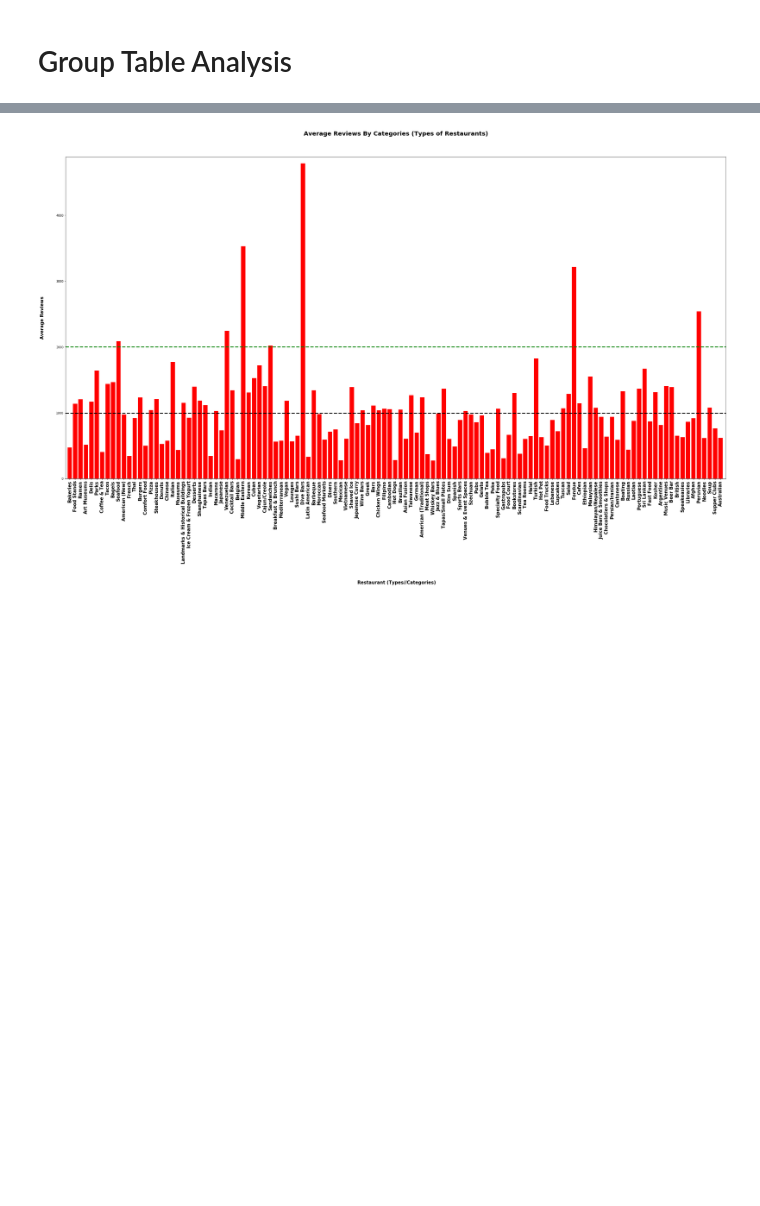
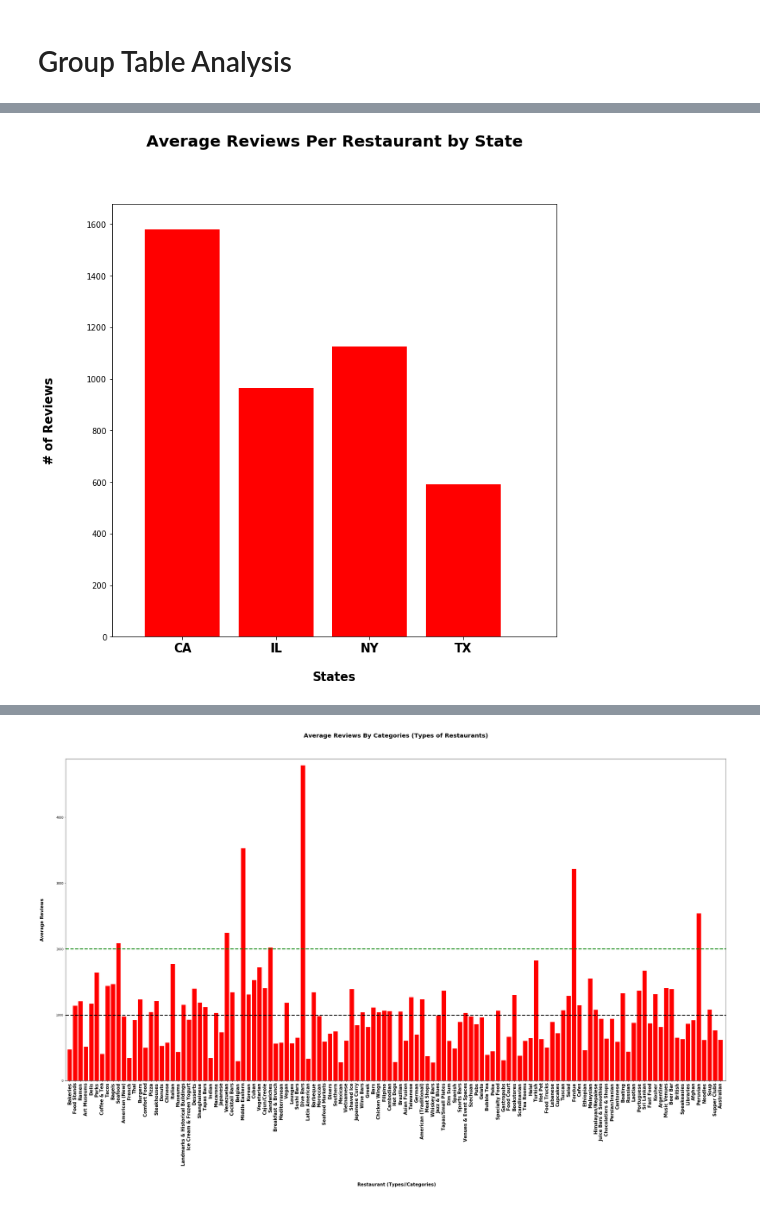
Before and after one commit to elzster/Yelp-Analytics, a Jupyter notebook: ElieProjectMasterCopy.ipynb, the cells around one changed output, grey strips where cells are left out. Drawn from its saved outputs; the diff is of its cells as text; code cells hidden in the pictures; blank space fills up the shorter version.

```diff
--- a/ElieProjectMasterCopy.ipynb
+++ b/ElieProjectMasterCopy.ipynb
@@ -92,0 +66,2 @@ grouped_category_stats_df
+# %%
+grouped2 = grouped_category_stats_df.reset_index()
@@ -93,3 +76,18 @@ grouped_category_stats_df
+# %%
+groupedCA = grouped2['State']
+reviewsCA = grouped2['Average # of Reviews per Restaurant']
+# %%
+plt.figure(figsize=(10,10))
+plt.bar(groupedCA, reviewsCA, color='red', alpha=1, align='center')
+tick_locations = [value for value in groupedCA]
+plt.xticks(tick_locations, groupedCA, rotation=0, weight='bold', fontsize=15);
+plt.xlim(-0.75, 4);
+plt.ylim(0, max(reviewsCA)+100);
+plt.title('Average Reviews Per Restaurant by State\n\n\n', fontsize=20, weight='bold');
+plt.ylabel('# of Reviews\n\n', weight='bold', fontsize=15);
+plt.xlabel('\nStates', weight='bold', fontsize=15);
+# %% [output]
+[figure, added]
 # %%
 #new york
 grouped_east_df = east_data.groupby('Category')
```
Also changed, not shown: parts of 4 cells of this notebook, 6 other files.
